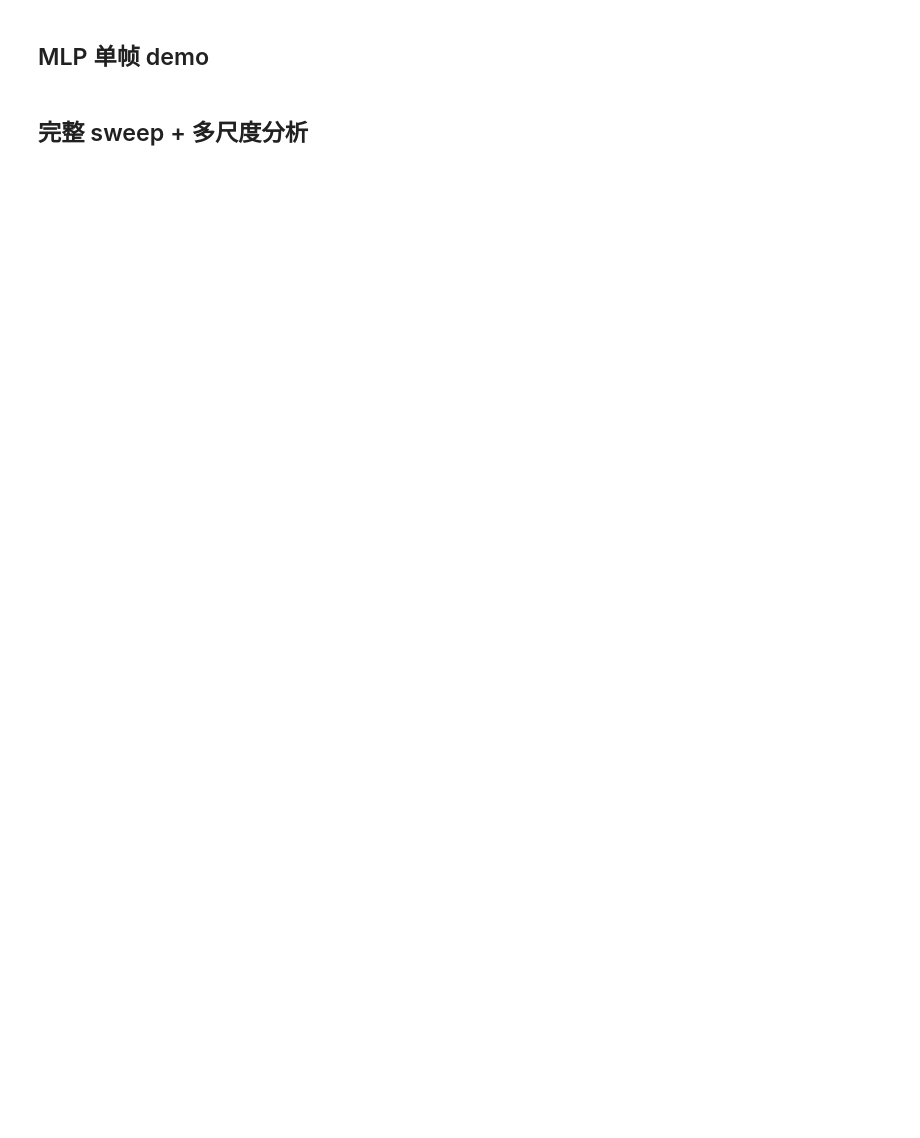
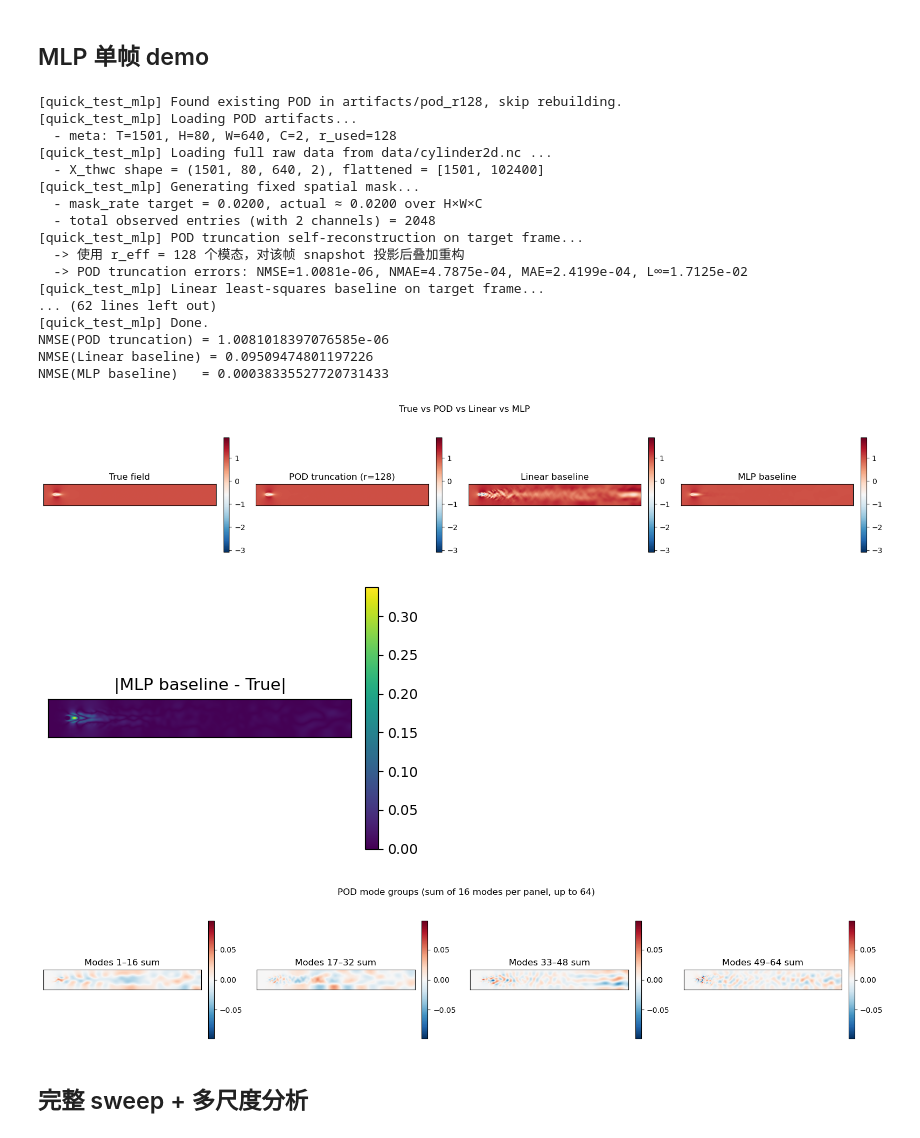
Before and after one commit to Flyingfish812/Ena, a Jupyter notebook: console.ipynb, the cells around one changed output. Saved outputs shown, nothing was run; the diff lists cells and outputs as text; code cells hidden in the pictures; blank space fills up the shorter version.

```diff
--- a/console.ipynb
+++ b/console.ipynb
@@ -45,28 +69,49 @@ print("线性基线重建 NMSE      =", res["nmse_linear"])
 # %%
 from backend.pipeline import quick_test_mlp_baseline
 
 res = quick_test_mlp_baseline(
     nc_path="data/cylinder2d.nc",
     pod_dir="artifacts/pod_r128",
     r=128,
     center=True,
     var_keys=("u", "v"),
-    frame_idx=0,
+    frame_idx=64,
     mask_rate=0.02,
     noise_sigma=0.01,
     mlp_noise_sigma=0.01,
     batch_size=64,
     num_epochs=50,
     lr=1e-3,
     max_modes=64,
     modes_per_fig=16,
     channel=0,
     verbose=True,
 )
 
 print("NMSE(POD truncation) =", res["nmse_pod"])
 print("NMSE(Linear baseline) =", res["nmse_linear"])
 print("NMSE(MLP baseline)   =", res["nmse_mlp"])
+# %% [output]
+[quick_test_mlp] Found existing POD in artifacts/pod_r128, skip rebuilding.
+[quick_test_mlp] Loading POD artifacts...
+  - meta: T=1501, H=80, W=640, C=2, r_used=128
+[quick_test_mlp] Loading full raw data from data/cylinder2d.nc ...
+  - X_thwc shape = (1501, 80, 640, 2), flattened = [1501, 102400]
+[quick_test_mlp] Generating fixed spatial mask...
+  - mask_rate target = 0.0200, actual ≈ 0.0200 over H×W×C
+  - total observed entries (with 2 channels) = 2048
+[quick_test_mlp] POD truncation self-reconstruction on target frame...
+  -> 使用 r_eff = 128 个模态，对该帧 snapshot 投影后叠加重构
+  -> POD truncation errors: NMSE=1.0081e-06, NMAE=4.7875e-04, MAE=2.4199e-04, L∞=1.7125e-02
+[quick_test_mlp] Linear least-squares baseline on target frame...
+... (62 lines left out)
+[quick_test_mlp] Done.
+NMSE(POD truncation) = 1.0081018397076585e-06
+NMSE(Linear baseline) = 0.09509474801197226
+NMSE(MLP baseline)   = 0.00038335527720731433
+[figure, added]
+[figure, added]
+[figure, added]
 # %% [markdown]
 ## 完整 sweep + 多尺度分析
 # %%
```
Also changed, not shown: parts of 2 cells of this notebook, 3 other files.
